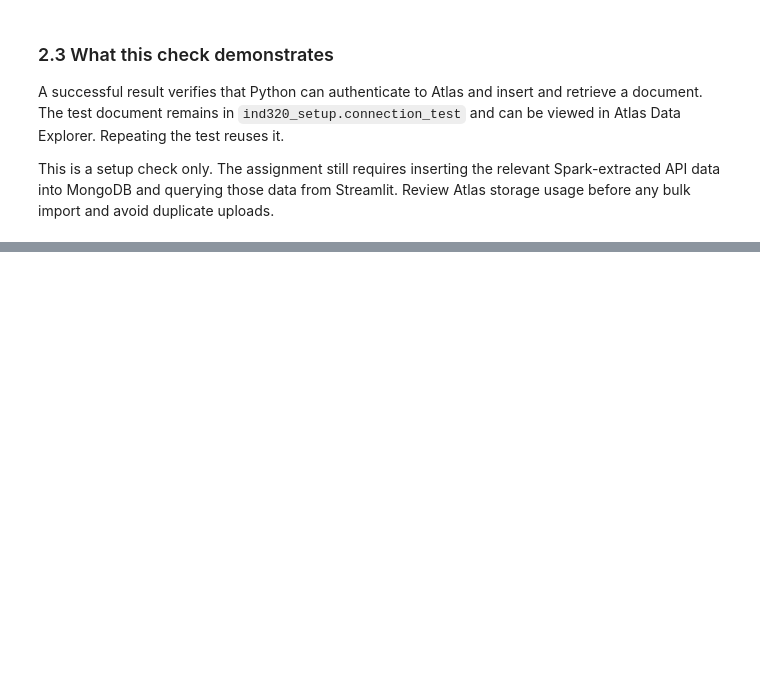
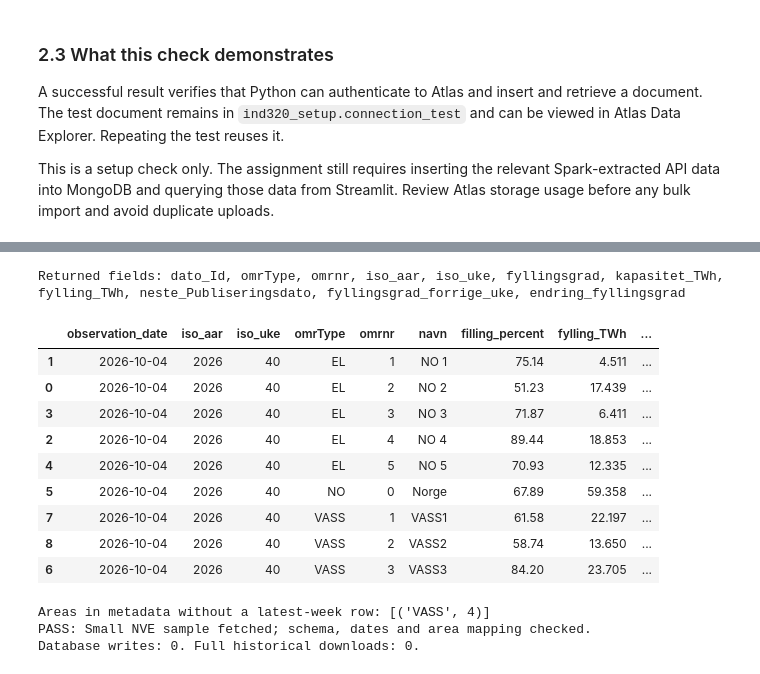
Before and after one commit to G0KU-DOTCOM/Streamlit_dashboard, a Jupyter notebook: notebooks/prosjekt_part2.ipynb, the cells around one changed output, grey strips where cells are left out. Saved outputs shown, nothing was run; the diff lists cells and outputs as text; code cells hidden in the pictures; blank space fills up the shorter version.

```diff
--- a/notebooks/prosjekt_part2.ipynb
+++ b/notebooks/prosjekt_part2.ipynb
@@ -289,0 +323,13 @@ This is a setup check only. The assignment still requires inserting the relevant
+# %%
+# HentOmråder returns a list whose objects contain land/elspot/vassdrag lists.
+area_records = []
+for grouped_areas in nve_areas_json:
+    for group in ("land", "elspot", "vassdrag"):
+        area_records.extend(grouped_areas.get(group) or [])
+
+nve_areas = pd.DataFrame(area_records)
+area_key = ["omrType", "omrnr"]
+assert not nve_areas.duplicated(area_key).any(), "Duplicate NVE area keys."
+nve_areas = nve_areas.sort_values(area_key).reset_index(drop=True)
+with pd.option_context("display.max_colwidth", None):
+    display(nve_areas[["omrType", "omrnr", "navn", "beskrivelse"]])
@@ -289,0 +358,54 @@ This is a setup check only. The assignment still requires inserting the relevant
+# %%
+nve_latest = pd.DataFrame(nve_latest_json)
+required_fields = {
+    "dato_Id", "omrType", "omrnr", "iso_aar", "iso_uke", "fyllingsgrad",
+    "fylling_TWh", "kapasitet_TWh", "neste_Publiseringsdato",
+}
+assert required_fields.issubset(nve_latest.columns), "The expected NVE schema has changed."
+print("Returned fields:", ", ".join(nve_latest.columns))
+
+# Use explicit names to keep observation and publication times separate.
+nve_latest["observation_date"] = pd.to_datetime(nve_latest["dato_Id"], errors="raise")
+publication_values = nve_latest["neste_Publiseringsdato"].replace(
+    "0001-01-01T00:00:00", pd.NA
+)
+nve_latest["next_publication_date"] = pd.to_datetime(publication_values, errors="raise")
+nve_latest["filling_percent"] = nve_latest["fyllingsgrad"] * 100
+assert not nve_latest.duplicated(["observation_date", *area_key]).any(), "Duplicate weekly observations."
+
+# Check ISO fields against each observation date, without using calendar year.
+iso_dates = nve_latest["observation_date"].dt.isocalendar()
+assert (iso_dates["year"] == nve_latest["iso_aar"]).all(), "ISO year mismatch."
+assert (iso_dates["week"] == nve_latest["iso_uke"]).all(), "ISO week mismatch."
+
+# Join on BOTH area fields; numbers overlap across area types.
+nve_preview = nve_latest.merge(
+    nve_areas[[*area_key, "navn"]], on=area_key, how="left", validate="many_to_one"
+).sort_values(area_key)
+assert nve_preview["navn"].notna().all(), "An observation has no matching area description."
+display(nve_preview[[
+    "observation_date", "iso_aar", "iso_uke", "omrType", "omrnr", "navn",
+    "filling_percent", "fylling_TWh", "kapasitet_TWh", "next_publication_date",
+]].round({"filling_percent": 2, "fylling_TWh": 3, "kapasitet_TWh": 3}))
+
+# Report missing coverage explicitly; do not invent zero-valued observations.
+observed_keys = set(map(tuple, nve_latest[area_key].to_numpy()))
+metadata_keys = set(map(tuple, nve_areas[area_key].to_numpy()))
+print("Areas in metadata without a latest-week row:", sorted(metadata_keys - observed_keys))
+print("PASS: Small NVE sample fetched; schema, dates and area mapping checked.")
+print("Database writes: 0. Full historical downloads: 0.")
+# %% [output]
+Returned fields: dato_Id, omrType, omrnr, iso_aar, iso_uke, fyllingsgrad, kapasitet_TWh, fylling_TWh, neste_Publiseringsdato, fyllingsgrad_forrige_uke, endring_fyllingsgrad
+|  | observation_date | iso_aar | iso_uke | omrType | omrnr | navn | filling_percent | fylling_TWh | ... |
+| 1 | 2026-10-04 | 2026 | 40 | EL | 1 | NO 1 | 75.14 | 4.511 | ... |
+| 0 | 2026-10-04 | 2026 | 40 | EL | 2 | NO 2 | 51.23 | 17.439 | ... |
+| 3 | 2026-10-04 | 2026 | 40 | EL | 3 | NO 3 | 71.87 | 6.411 | ... |
+| 2 | 2026-10-04 | 2026 | 40 | EL | 4 | NO 4 | 89.44 | 18.853 | ... |
+| 4 | 2026-10-04 | 2026 | 40 | EL | 5 | NO 5 | 70.93 | 12.335 | ... |
+| 5 | 2026-10-04 | 2026 | 40 | NO | 0 | Norge | 67.89 | 59.358 | ... |
+| 7 | 2026-10-04 | 2026 | 40 | VASS | 1 | VASS1 | 61.58 | 22.197 | ... |
+| 8 | 2026-10-04 | 2026 | 40 | VASS | 2 | VASS2 | 58.74 | 13.650 | ... |
+| 6 | 2026-10-04 | 2026 | 40 | VASS | 3 | VASS3 | 84.20 | 23.705 | ... |
+Areas in metadata without a latest-week row: [('VASS', 4)]
+PASS: Small NVE sample fetched; schema, dates and area mapping checked.
+Database writes: 0. Full historical downloads: 0.
```
Also changed, not shown: parts of 14 cells of this notebook, 1 other file.
